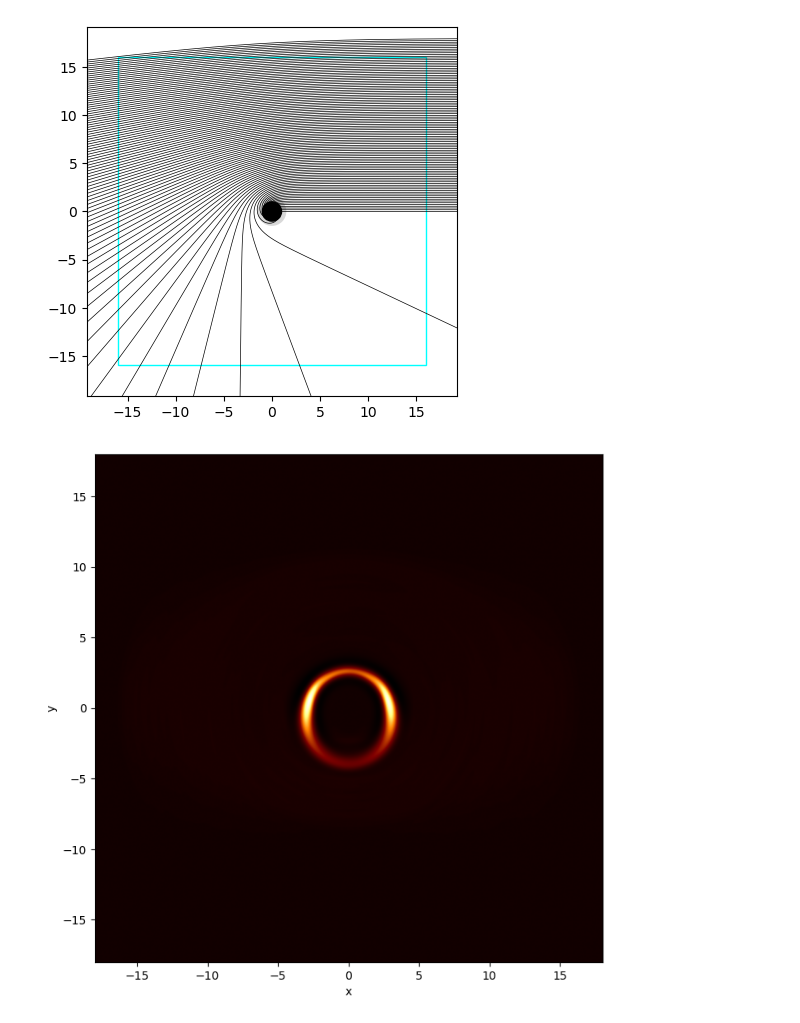
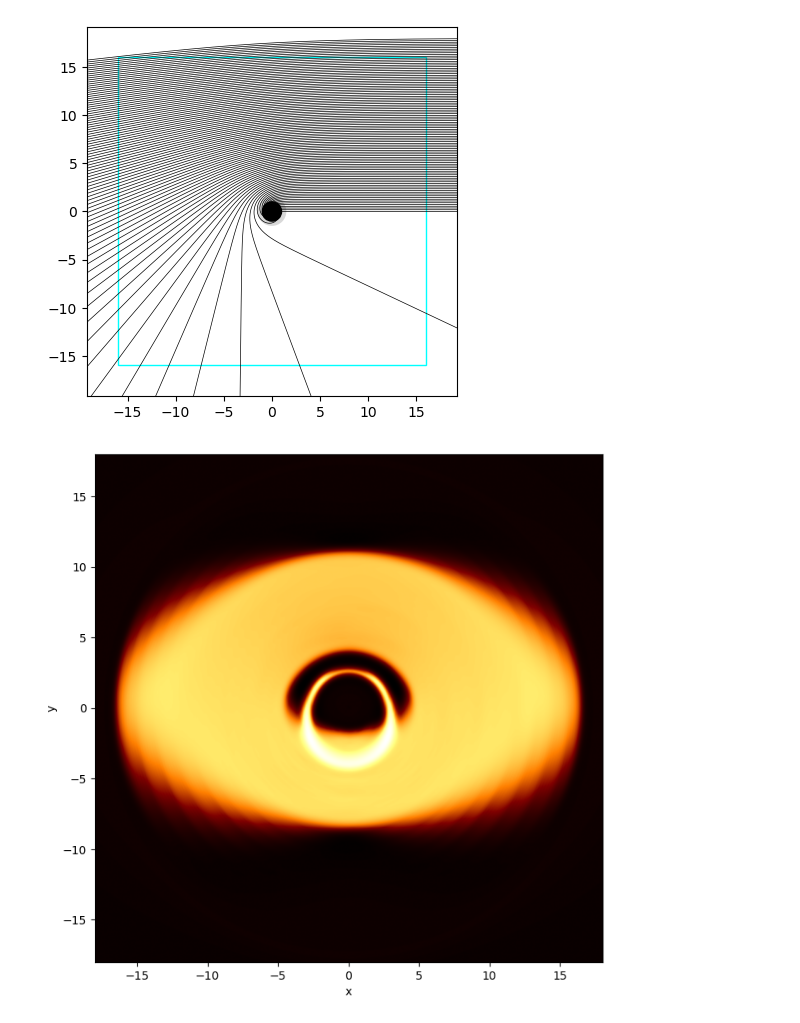
Before and after one commit to laurenssmulders/orbyts_black_hole_shadows, a Jupyter notebook: test.ipynb, the cells around one changed output. Saved outputs shown, nothing was run; the diff lists cells and outputs as text; code cells hidden in the pictures.

```diff
--- a/test.ipynb
+++ b/test.ipynb
@@ -78,7 +98,7 @@ box.plot_image(smoothing=1)
 [figure]
 # %%
 # What about a thin disc at a 60 degree angle
-box = Box(box_size=32, box_points=50, viewing_angles=(-np.pi/3,0)) # An edge on disc
+box = Box(box_size=32, box_points=200, viewing_angles=(-np.pi/3,0)) # An edge on disc
 disc = Source(condition=lambda x: -0.5 < x[2] < 0.5 and 4 < x[0] < 16, coordinates="Cylindrical")
 box.add_source(disc)
 box.plot_source()
@@ -92,6 +112,6 @@ box.plot_box_orbits()
 # %%
 box.calculate_pixel_brightness(n_alpha=50)
 # %%
-box.plot_image(smoothing=1)
+box.plot_image(smoothing=1, cmap="afmhot")
 # %% [output]
-[figure, old version]
+[figure, new version]
```
Also changed, not shown: parts of 12 cells of this notebook, 1 other file.
